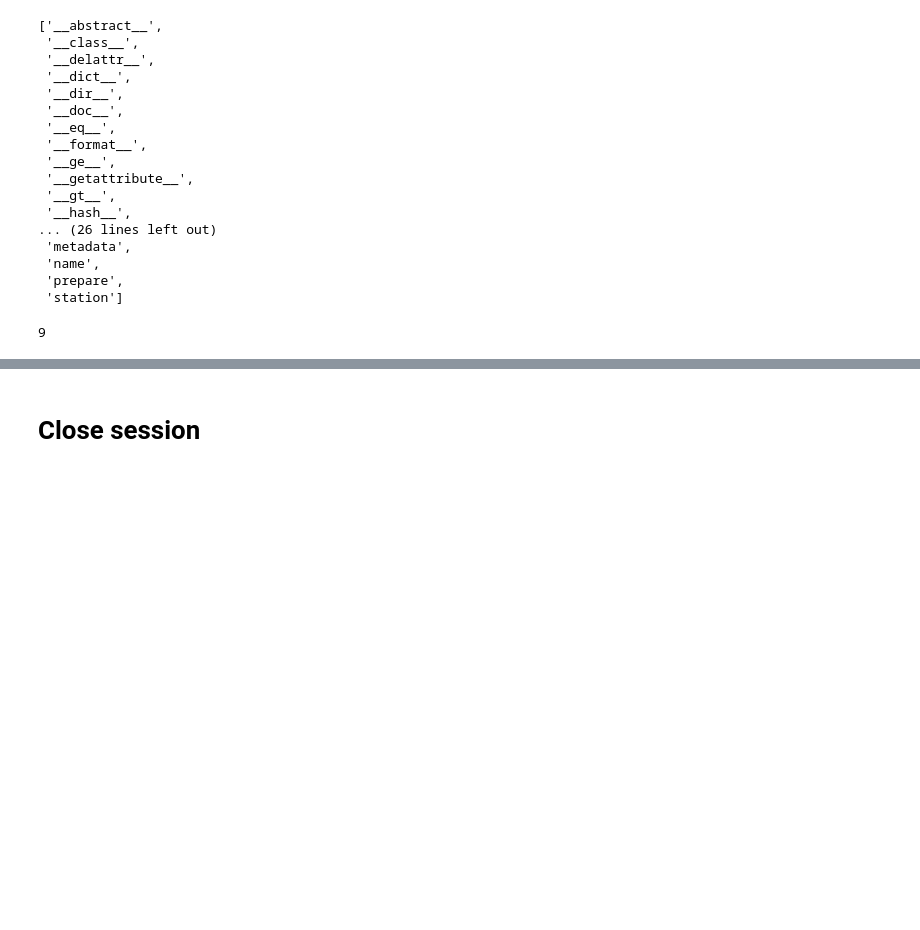
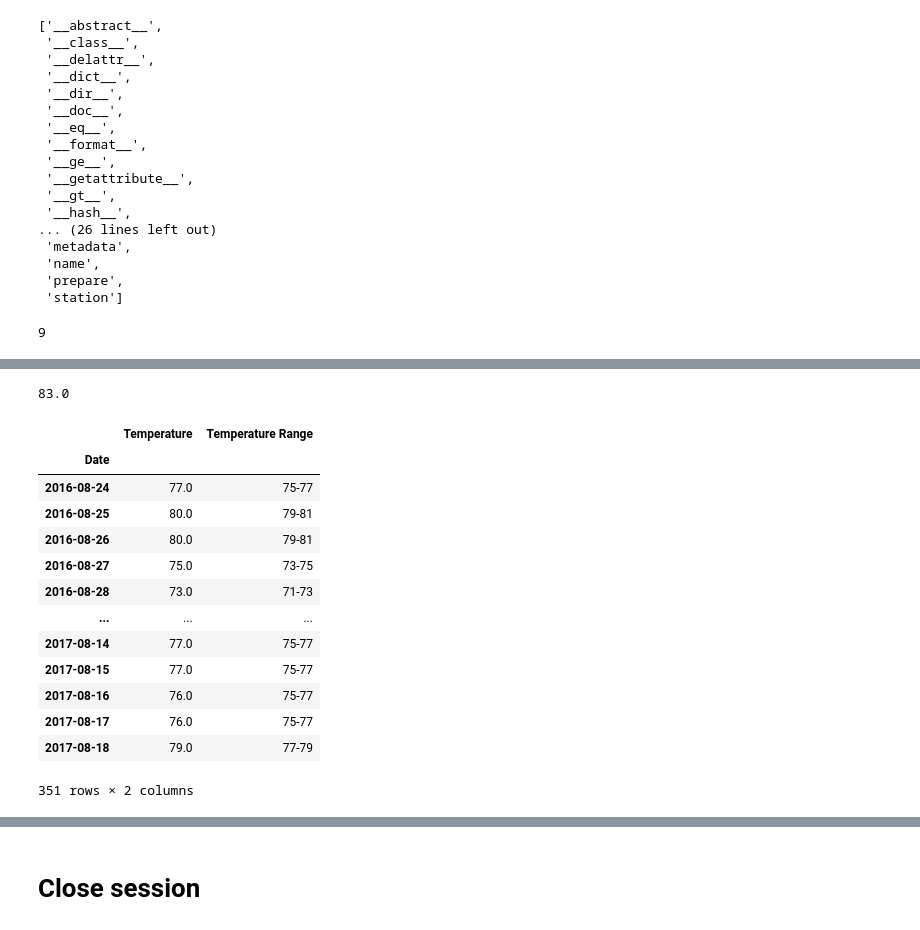
Before and after one commit to 3065923/Climate_Analysis_Burns, a Jupyter notebook: Instructions/Climate_Burns.ipynb, the cells around one changed output, grey strips where cells are left out. Cells and saved outputs as stored; diff of their text form; code cells hidden in the pictures; blank space fills up the shorter version.

```diff
--- a/Instructions/Climate_Burns.ipynb
+++ b/Instructions/Climate_Burns.ipynb
@@ -231,3 +249,18 @@ session.query(Measurement.station, func.count(Measurement.station).label('Statio
 # %%
 # Using the most active station id
 # Query the last 12 months of temperature observation data for this station and plot the results as a histogram
+
+#Most Active Staion: USC00519281
+
+temp_results = session.query(Measurement.station, Measurement.tobs, \
+                        Measurement.date)\
+                  .filter(Measurement.date > year_prior)\
+                    .filter(Measurement.station == 'USC00519281')\
+                    .filter(Measurement.tobs != None).all()      #!= None  is sqlAlchemy equivalent to notnull()
+
+#print list to observe for list comprehension
+# temp_results
+
+# List comprehension solution
+temp_rows = [{"Date": result[2], "Temperature": result[1]} for result in temp_results]
+temp_rows
@@ -233,0 +303,7 @@ session.query(Measurement.station, func.count(Measurement.station).label('Statio
+# %%
+#look for min and max temp in this range for bins
+
+# temp_df.Temperature.min()
+temp_df.Temperature.max()
+# %% [output]
+83.0
@@ -233,0 +315,20 @@ session.query(Measurement.station, func.count(Measurement.station).label('Statio
+# %%
+# use pd.cut to add column with appropriate corresponding bins
+
+temp_df["Temperature Range"] = pd.cut(temp_df["Temperature"], temp_bins, labels=temp_bin_names, include_lowest=True)
+temp_df
+# %% [output]
+|  | Temperature | Temperature Range |
+| Date |  |  |
+| 2016-08-24 | 77.0 | 75-77 |
+| 2016-08-25 | 80.0 | 79-81 |
+| 2016-08-26 | 80.0 | 79-81 |
+| 2016-08-27 | 75.0 | 73-75 |
+| 2016-08-28 | 73.0 | 71-73 |
+| ... | ... | ... |
+| 2017-08-14 | 77.0 | 75-77 |
+| 2017-08-15 | 77.0 | 75-77 |
+| 2017-08-16 | 76.0 | 75-77 |
+| 2017-08-17 | 76.0 | 75-77 |
+| 2017-08-18 | 79.0 | 77-79 |
+351 rows × 2 columns
```
Also changed, not shown: parts of 9 cells of this notebook.
